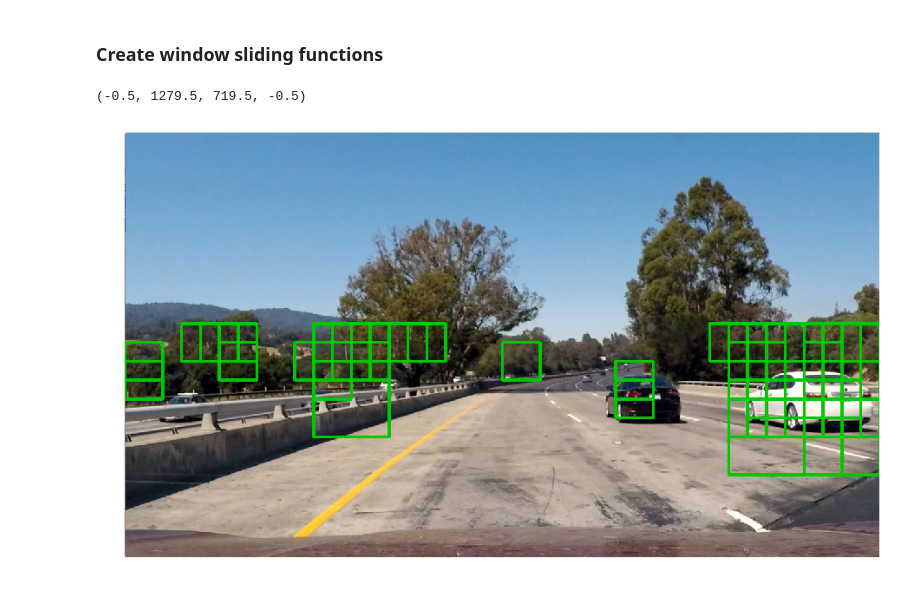
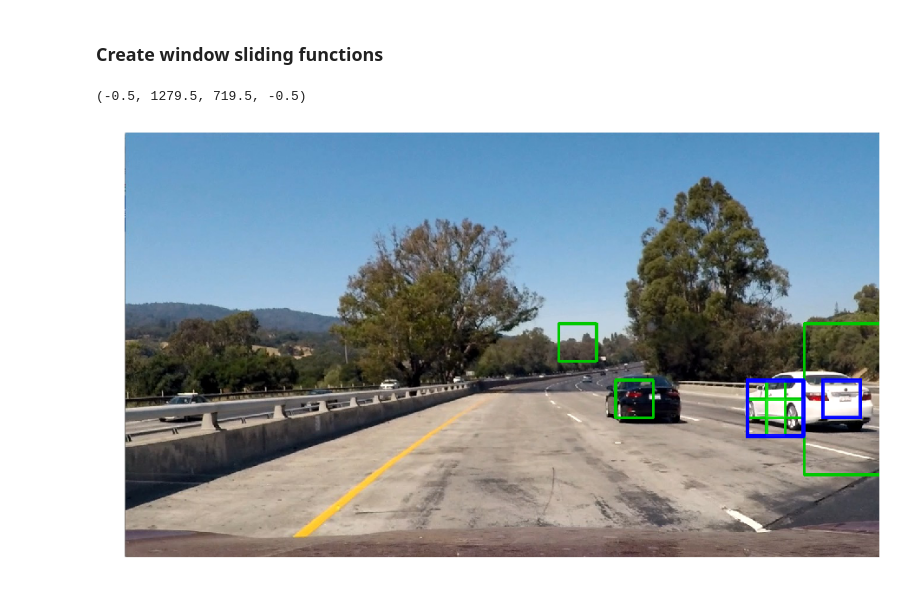
Before and after one commit to tjacobs/CarND-Vehicle-Detection, a Jupyter notebook: Vehicle Detection.ipynb, the cells around one changed output. Cells and saved outputs as stored; diff of their text form; code cells hidden in the pictures.

```diff
--- a/Vehicle Detection.ipynb
+++ b/Vehicle Detection.ipynb
@@ -194,14 +199,15 @@ def extract_features(image,
     return features
 
 ## Test our functions
-# Load image
-image = cv2.imread('test_images/31.png')
+image = mpimg.imread('test_images/31.png')
 fig = plt.figure(figsize=(5, 3))
 plt.imshow(image)
 plt.axis( 'off' )
+print( "Image mean: " + str( np.mean(image) ) )
 
 # Convert to 255 scale
-#image *= 255.0
+image *= 255.0
+print( "Converted image mean: " + str( np.mean(image) ) )
 
 # Get color features
 color_features, rh, gh, bh, bincen = get_color_features(image, nbins=hist_bins)
@@ -281,7 +289,9 @@ Number of non-cars: 8968
 def read_files(files):
     features = []
     for file in files:
-        image = cv2.imread(file)
+        image = mpimg.imread(file)
+        image *= 255.0
+#        print( "Converted image mean: " + str( np.mean(image) ) )
         image_features = extract_features( image, color_space=color_space, spatial_size=spatial_size,
                          hist_bins=hist_bins, orient=orient, pix_per_cell=pix_per_cell,
                          cell_per_block=cell_per_block, hog_channel=hog_channel,
@@ -455,34 +465,67 @@ def search_windows(img, windows, clf, scaler):
     #8) Return windows for positive detections
     return on_windows
 
 # Define pipeline
 def pipeline(image):
+    global heat
+
+    # Search only in region 45% to 82% down the image (about bottom half)
+    y_start_stop = (int(0.45 * image.shape[0]), int(0.82 * image.shape[0]))
 
     # Generate four layers of windows
     windows = []
-    y_start_stop = (int(0.45 * image.shape[0]), int(0.82 * image.shape[0]))
     windows += slide_window(image, x_start_stop=[None, None], y_start_stop=y_start_stop, xy_window=(64, 64), xy_overlap=(0.5, 0.5))
-    windows += slide_window(image, x_start_stop=[None, None], y_start_stop=y_start_stop, xy_window=(128, 128), xy_overlap=(0.5, 0.5))
-    windows += slide_window(image, x_start_stop=[None, None], y_start_stop=y_start_stop, xy_window=(256, 256), xy_overlap=(0.5, 0.5))
+    windows += slide_window(image, x_start_stop=[None, None], y_start_stop=y_start_stop, xy_window=(128, 128), xy_overlap=(0.25, 0.25))
+    windows += slide_window(image, x_start_stop=[None, None], y_start_stop=y_start_stop, xy_window=(256, 256), xy_overlap=(0.25, 0.25))
     windows += slide_window(image, x_start_stop=[None, None], y_start_stop=y_start_stop, xy_window=(512, 512), xy_overlap=(0.5, 0.5))
 
     # Detect in those windows
     hot_windows = search_windows(image, windows, svc, X_scaler)
 
     # Draw those windows
     result = draw_boxes(image, hot_windows, colour=(0, 200, 0), thickness=3)
 
+    #print( "IMAGE INPUT MEAN: " + str( np.mean(image) ) )
+    #r = mpimg.imread('test_images/test1.jpg')
+    #print( "IMAGE READ MEAN: " + str( np.mean(r) ) )
+
+
+    # Init heat
+    if heat == None:
+        heat = np.zeros_like(image[:,:,0]).astype(np.float)
+
+    # Heat cools
+    heat *= 0.95
+
+    # Add heat to each box in box list
+    heat = add_heat(heat, hot_windows)
+
+    # Apply threshold to help remove false positives
+    heat = apply_threshold(heat, 1)
+
+    # Find final boxes from heatmap using label function
+    labels = label(heat)
+    draw_img = draw_labeled_boxes(np.copy(result), labels)
+
+    # Convert heat to color image, merge on top of image
+    heat_clipped = np.clip(heat, 0, 255)
+    heat_clipped *= 8
+    heat_clipped_color = np.dstack((heat_clipped, heat_clipped, heat_clipped)).astype(np.uint8)
+#    image = image.astype(np.uint8)
+    result = cv2.addWeighted(draw_img, 1, heat_clipped_color, 1, 0)
+
     return result
 
 # Test on image
+heat = None
 image = mpimg.imread('test_images/test1.jpg')
 draw_image = np.copy(image)
 window_img = pipeline(image)
 
 # Show
 fig = plt.figure(figsize=(18, 9))
 plt.imshow(window_img)
 plt.axis('off')
 # %% [output]
 (-0.5, 1279.5, 719.5, -0.5)
-[figure, old version]
+[figure, new version]
```
Also changed, not shown: parts of 8 cells of this notebook.
